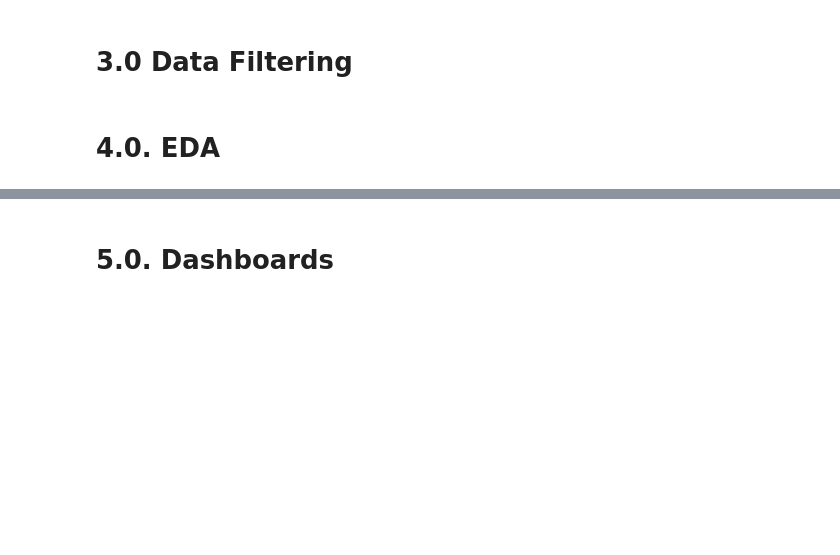
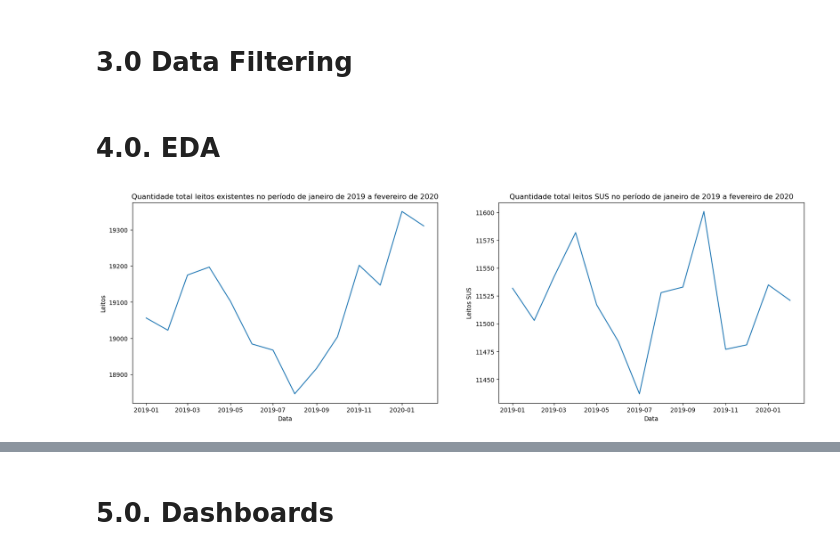
Before and after one commit to math-prog/covid19_leitos_go, a Jupyter notebook: notebooks/0.0-mso-covid_19_leitos.ipynb, the cells around one changed output, grey strips where cells are left out. Cells and saved outputs as stored; diff of their text form; code cells hidden in the pictures; blank space fills up the shorter version.

```diff
--- a/notebooks/0.0-mso-covid_19_leitos.ipynb
+++ b/notebooks/0.0-mso-covid_19_leitos.ipynb
@@ -242,0 +257,9 @@ dtype: int64
+# %%
+# Year
+df2['ANO'] = df2['COMPETEN'].dt.year
+
+# Mes
+df2['MES'] = df2['COMPETEN'].dt.month
+
+# Dia
+df2['DIA'] = df2['COMPETEN'].dt.day
@@ -242,0 +275,4 @@ dtype: int64
+# %%
+# Criar um coluna com o nome da cidade atraves do codigo de municipio fornecido pelo IBGE
+df2['CIDADE'] = df2['CODUFMUN'].map(municipios)
+df2.sample()
@@ -243,4 +283,33 @@ dtype: int64
+# %%
+df3 = df2.copy()
 # %% [markdown]
 # 3.0 Data Filtering
+# %%
+df4 = df3.copy()
 # %% [markdown]
 # 4.0. EDA
+# %%
+aux1 = df4[(df4['COMPETEN'] >= '2019-01-01') & (df4['COMPETEN'] <= '2020-02-29')]
+aux2 = aux1.groupby('COMPETEN')['QT_EXIST'].sum()
+
+aux3 =  df4[(df4['COMPETEN'] >= '2019-01-01') & (df4['COMPETEN'] <= '2020-02-29')]
+aux4 = aux3.groupby('COMPETEN')['QT_SUS'].sum()
+
+plt.figure(figsize=(20,6))
+plt.subplot(1,2,1)
+plt.plot(aux2.index, aux2.values)
+plt.xlabel('Data')
+plt.ylabel('Leitos')
+plt.title('Quantidade total leitos existentes no período de janeiro de 2019 a fevereiro de 2020')
+
+#plt.figure(figsize=(8,8))
+plt.subplot(1,2,2)
+plt.plot(aux4.index, aux4.values)
+plt.xlabel('Data')
+plt.ylabel('Leitos SUS')
+plt.title('Quantidade total leitos SUS no período de janeiro de 2019 a fevereiro de 2020')
+
+
+plt.show()
+# %% [output]
+[figure, added]
```
Also changed, not shown: parts of 20 cells of this notebook.
